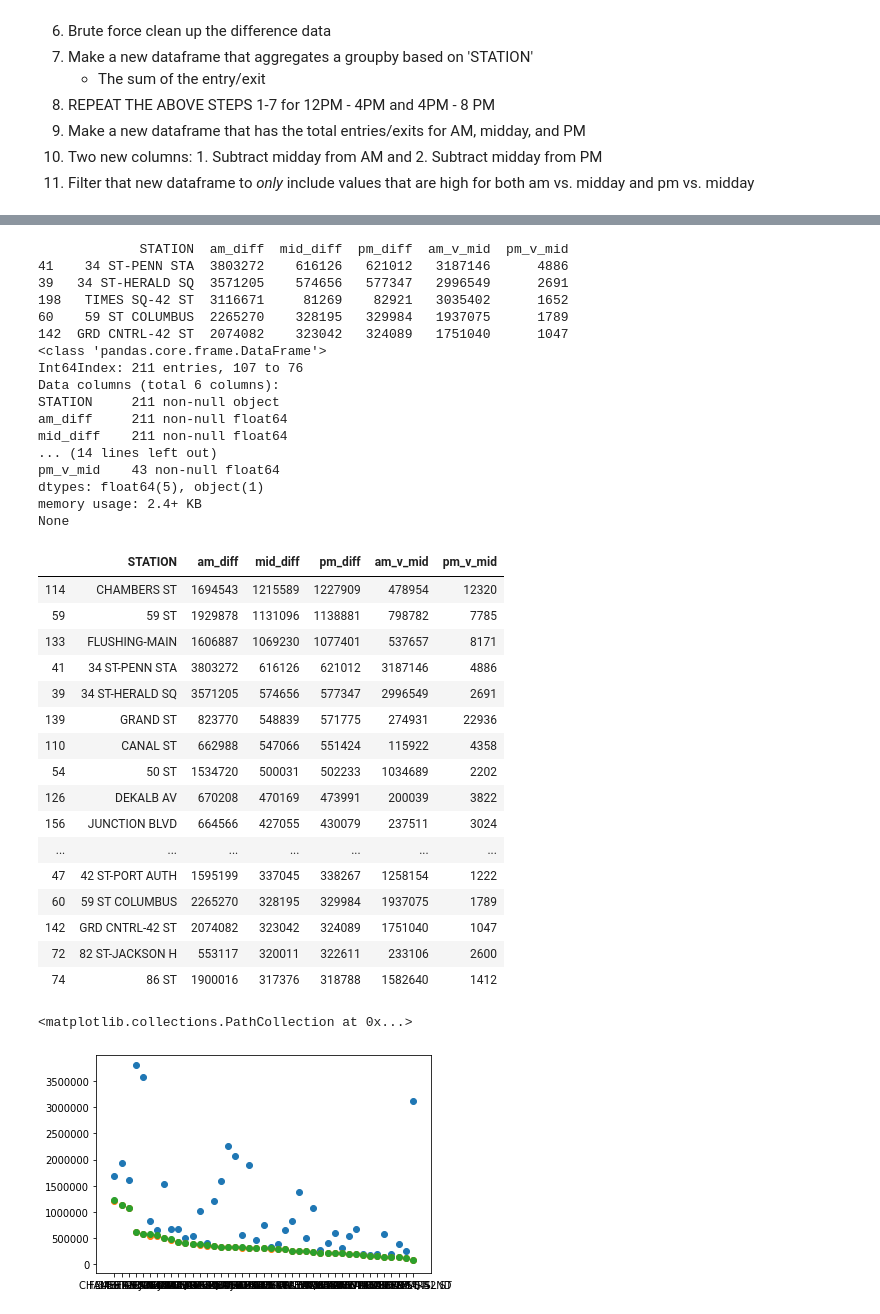
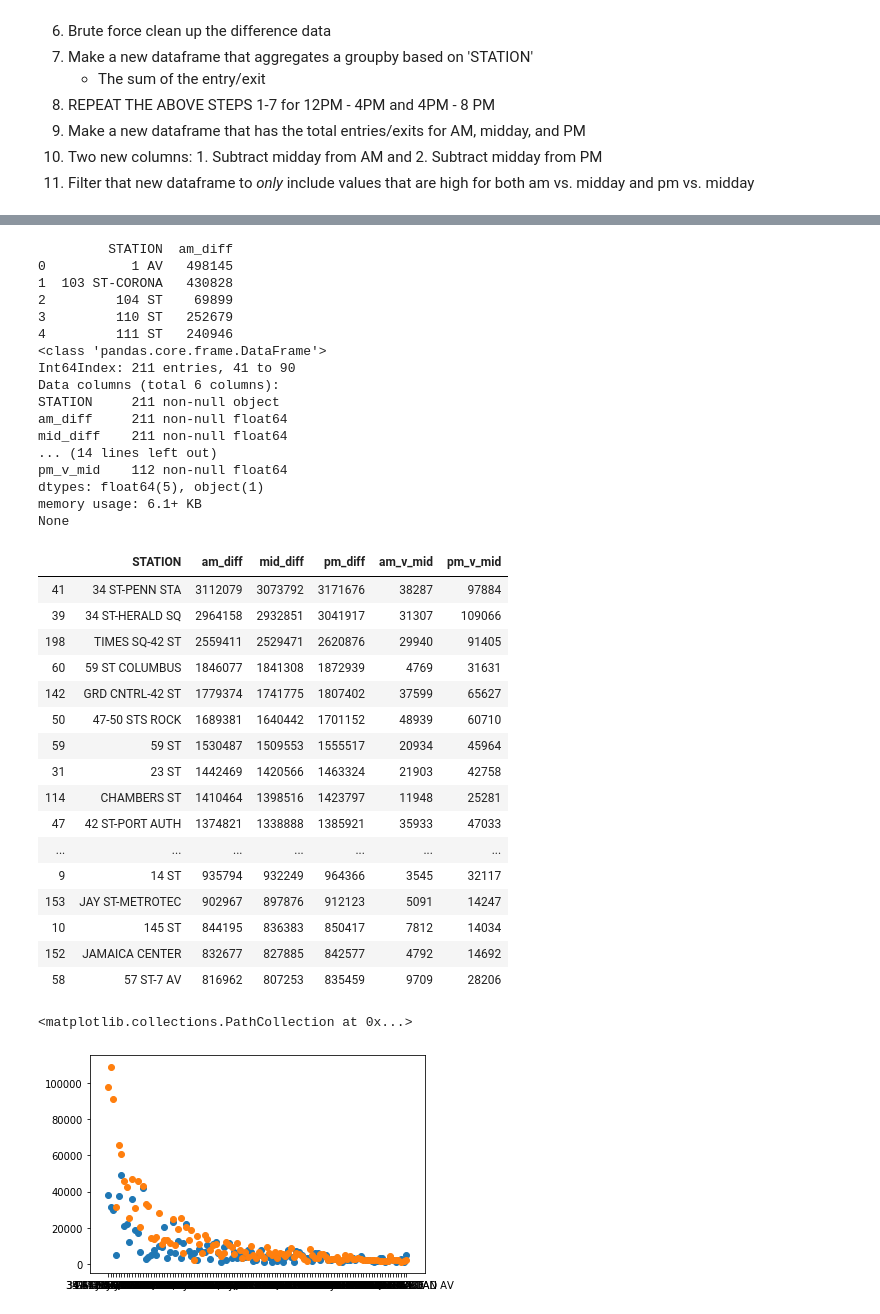
Before and after one commit to huge-reality/MTA_Project_Group_5, a Jupyter notebook: Rush_hour.ipynb, the cells around one changed output, grey strips where cells are left out. Saved outputs shown, nothing was run; the diff lists cells and outputs as text; code cells hidden in the pictures.

Commit message:
Fixed the problem now visualization makes sense

```diff
--- a/Rush_hour.ipynb
+++ b/Rush_hour.ipynb
@@ -54,8 +54,8 @@ am = am[(am["DAY"] != 'Saturday') & (am["DAY"] != 'Sunday')]
 # 2. same for exits
 # 3. a new column that is the sum of the first two, divided by the length to normalize
 
-am['exits_diff'] = am.groupby(['UNIT', 'SCP'])['EXITS'].transform(lambda x: x.diff())
-am['entries_diff'] = am.groupby(['UNIT', 'SCP'])['ENTRIES'].transform(lambda x: x.diff())
+am['exits_diff'] = am.groupby(['SCP'])['EXITS'].transform(lambda x: x.diff())
+am['entries_diff'] = am.groupby(['SCP'])['ENTRIES'].transform(lambda x: x.diff())
 am['am_diff'] = am['entries_diff'] + am['exits_diff']
 am['am_diff'] = am['am_diff']
 
@@ -130,8 +130,8 @@ mid = mid[(mid["DAY"] != 'Saturday') & (mid["DAY"] != 'Sunday')]
 # 2. same for exits
 # 3. a new column that is the sum of the first two , divided by the length to normalize
 
-mid['exits_diff'] = mid.groupby(['UNIT', 'SCP'])['EXITS'].transform(lambda x: x.diff())
-mid['entries_diff'] = mid.groupby(['UNIT', 'SCP'])['ENTRIES'].transform(lambda x: x.diff())
+mid['exits_diff'] = mid.groupby(['SCP'])['EXITS'].transform(lambda x: x.diff())
+mid['entries_diff'] = mid.groupby(['SCP'])['ENTRIES'].transform(lambda x: x.diff())
 mid['mid_diff'] = mid['entries_diff'] + mid['exits_diff']
 mid['mid_diff'] = mid['mid_diff']
 
@@ -206,8 +206,8 @@ pm = pm[(pm["DAY"] != 'Saturday') & (pm["DAY"] != 'Sunday')]
 # 2. same for exits
 # 3. a new column that is the sum of the first two, divided by the length to normalize
 
-pm['exits_diff_pm'] = pm.groupby(['UNIT', 'SCP'])['EXITS'].transform(lambda x: x.diff())
-pm['entries_diff_pm'] = pm.groupby(['UNIT', 'SCP'])['ENTRIES'].transform(lambda x: x.diff())
+pm['exits_diff_pm'] = pm.groupby(['SCP'])['EXITS'].transform(lambda x: x.diff())
+pm['entries_diff_pm'] = pm.groupby(['SCP'])['ENTRIES'].transform(lambda x: x.diff())
 pm['pm_diff'] = pm['entries_diff_pm'] + pm['exits_diff_pm']
 pm['pm_diff'] = pm['pm_diff']
 
@@ -285,51 +285,49 @@ final = final[(final['am_v_mid'] > 1000) & (final['pm_v_mid'] > 1000)]
 print(final.info())
 final.head(20)
 # %% [output]
-             STATION  am_diff  mid_diff  pm_diff  am_v_mid  pm_v_mid
-41    34 ST-PENN STA  3803272    616126   621012   3187146      4886
-39   34 ST-HERALD SQ  3571205    574656   577347   2996549      2691
-198   TIMES SQ-42 ST  3116671     81269    82921   3035402      1652
-60    59 ST COLUMBUS  2265270    328195   329984   1937075      1789
-142  GRD CNTRL-42 ST  2074082    323042   324089   1751040      1047
+         STATION  am_diff
+0           1 AV   498145
+1  103 ST-CORONA   430828
+2         104 ST    69899
+3         110 ST   252679
+4         111 ST   240946
 <class 'pandas.core.frame.DataFrame'>
-Int64Index: 211 entries, 107 to 76
+Int64Index: 211 entries, 41 to 90
 Data columns (total 6 columns):
 STATION     211 non-null object
 am_diff     211 non-null float64
 mid_diff    211 non-null float64
 ... (14 lines left out)
-pm_v_mid    43 non-null float64
+pm_v_mid    112 non-null float64
 dtypes: float64(5), object(1)
-memory usage: 2.4+ KB
+memory usage: 6.1+ KB
 None
 |  | STATION | am_diff | mid_diff | pm_diff | am_v_mid | pm_v_mid |
-| 114 | CHAMBERS ST | 1694543 | 1215589 | 1227909 | 478954 | 12320 |
-| 59 | 59 ST | 1929878 | 1131096 | 1138881 | 798782 | 7785 |
-| 133 | FLUSHING-MAIN | 1606887 | 1069230 | 1077401 | 537657 | 8171 |
-| 41 | 34 ST-PENN STA | 3803272 | 616126 | 621012 | 3187146 | 4886 |
-| 39 | 34 ST-HERALD SQ | 3571205 | 574656 | 577347 | 2996549 | 2691 |
-| 139 | GRAND ST | 823770 | 548839 | 571775 | 274931 | 22936 |
-| 110 | CANAL ST | 662988 | 547066 | 551424 | 115922 | 4358 |
-| 54 | 50 ST | 1534720 | 500031 | 502233 | 1034689 | 2202 |
-| 126 | DEKALB AV | 670208 | 470169 | 473991 | 200039 | 3822 |
-| 156 | JUNCTION BLVD | 664566 | 427055 | 430079 | 237511 | 3024 |
+| 41 | 34 ST-PENN STA | 3112079 | 3073792 | 3171676 | 38287 | 97884 |
+| 39 | 34 ST-HERALD SQ | 2964158 | 2932851 | 3041917 | 31307 | 109066 |
+| 198 | TIMES SQ-42 ST | 2559411 | 2529471 | 2620876 | 29940 | 91405 |
+| 60 | 59 ST COLUMBUS | 1846077 | 1841308 | 1872939 | 4769 | 31631 |
+| 142 | GRD CNTRL-42 ST | 1779374 | 1741775 | 1807402 | 37599 | 65627 |
+| 50 | 47-50 STS ROCK | 1689381 | 1640442 | 1701152 | 48939 | 60710 |
+| 59 | 59 ST | 1530487 | 1509553 | 1555517 | 20934 | 45964 |
+| 31 | 23 ST | 1442469 | 1420566 | 1463324 | 21903 | 42758 |
+| 114 | CHAMBERS ST | 1410464 | 1398516 | 1423797 | 11948 | 25281 |
+| 47 | 42 ST-PORT AUTH | 1374821 | 1338888 | 1385921 | 35933 | 47033 |
 | ... | ... | ... | ... | ... | ... | ... |
-| 47 | 42 ST-PORT AUTH | 1595199 | 337045 | 338267 | 1258154 | 1222 |
-| 60 | 59 ST COLUMBUS | 2265270 | 328195 | 329984 | 1937075 | 1789 |
-| 142 | GRD CNTRL-42 ST | 2074082 | 323042 | 324089 | 1751040 | 1047 |
-| 72 | 82 ST-JACKSON H | 553117 | 320011 | 322611 | 233106 | 2600 |
-| 74 | 86 ST | 1900016 | 317376 | 318788 | 1582640 | 1412 |
+| 9 | 14 ST | 935794 | 932249 | 964366 | 3545 | 32117 |
+| 153 | JAY ST-METROTEC | 902967 | 897876 | 912123 | 5091 | 14247 |
+| 10 | 145 ST | 844195 | 836383 | 850417 | 7812 | 14034 |
+| 152 | JAMAICA CENTER | 832677 | 827885 | 842577 | 4792 | 14692 |
+| 58 | 57 ST-7 AV | 816962 | 807253 | 835459 | 9709 | 28206 |
 # %%
 x = final['STATION']
-y1 = final['am_diff']
-y2 = final['mid_diff']
-y3 = final['pm_diff']
+y1 = final['am_v_mid']
+y2 = final['pm_v_mid']
 plt.scatter(x, y1)
 plt.scatter(x, y2)
-plt.scatter(x, y3)
 # %% [output]
 <matplotlib.collections.PathCollection at 0x...>
-[figure, old version]
+[figure, new version]
 # %%
 final.iloc[0].drop(['STATION', 'am_v_mid', 'pm_v_mid']).plot.barh()
 plt.title('Evening commute station example',fontname = 'Helvetica', fontsize = 20,loc='center',  weight = 'bold');
```
Also changed, not shown: parts of 5 cells of this notebook.
